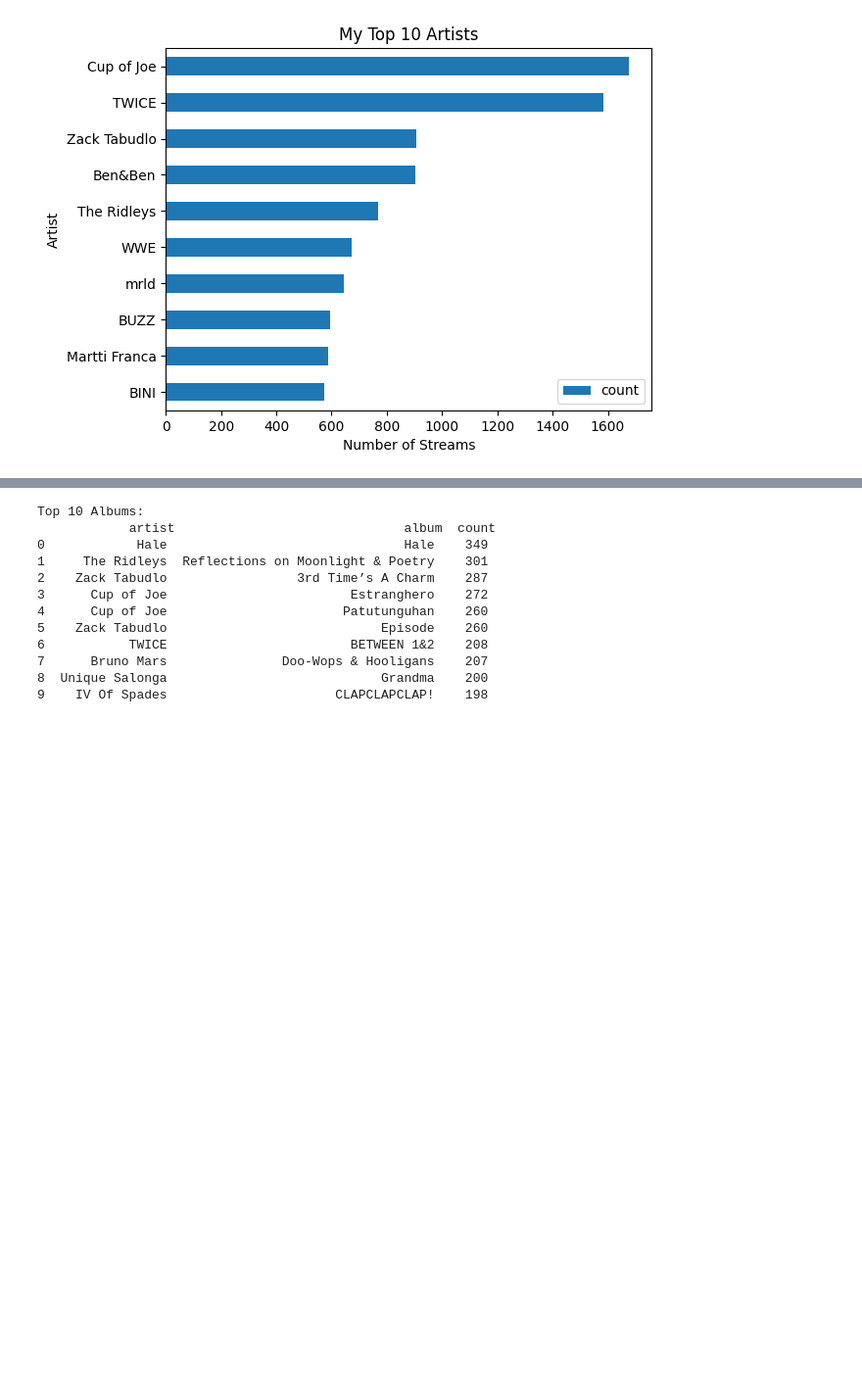
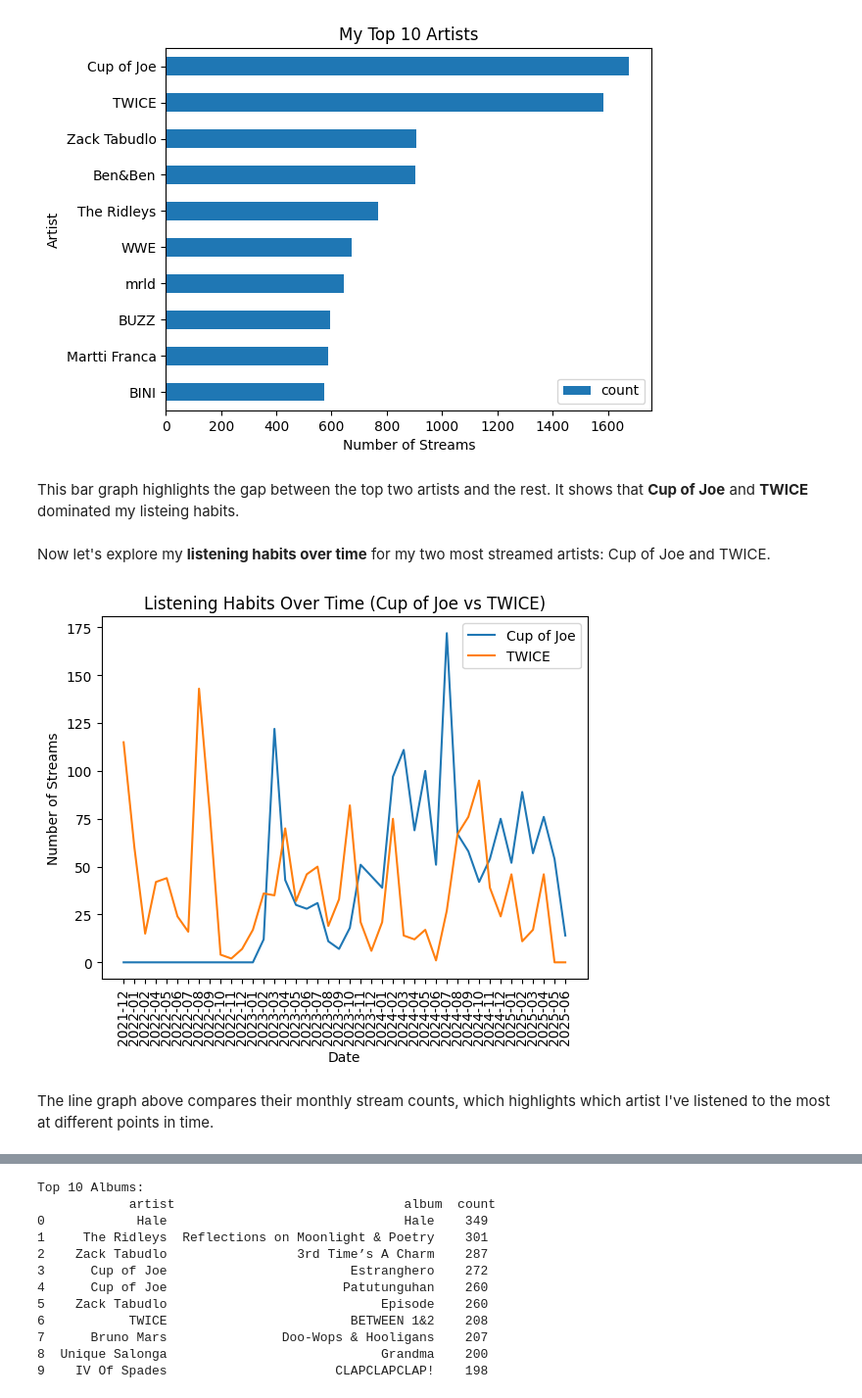
Before and after one commit to ShdwBrngr/YouTube-and-Spotify-Data-Analysis, a Jupyter notebook: sptfy_analysis.ipynb, the cells around one changed output, grey strips where cells are left out. Shown at 98% size. Drawn from its saved outputs; the diff is of its cells as text; code cells hidden in the pictures; blank space fills up the shorter version.

```diff
--- a/sptfy_analysis.ipynb
+++ b/sptfy_analysis.ipynb
@@ -101,3 +139,33 @@ fig = px.bar(
 fig.show()
 # %% [output]
 [figure]
+# %% [markdown]
+This bar graph highlights the gap between the top two artists and the rest. It shows that **Cup of Joe** and **TWICE** dominated my listeing habits.
+# %% [markdown]
+Now let's explore my **listening habits over time** for my two most streamed artists: Cup of Joe and TWICE.
+# %%
+CoJ_streams = cleaned_df[cleaned_df["artist"] == "Cup of Joe"]
+CoJ_streams["date"] = CoJ_streams["time"].dt.to_period("M").astype(str)
+CoJ_counts = CoJ_streams["date"].value_counts().sort_index()
+
+TW_streams = cleaned_df[cleaned_df["artist"] == "TWICE"]
+TW_streams["date"] = TW_streams["time"].dt.to_period("M").astype(str)
+TW_counts = TW_streams["date"].value_counts().sort_index()
+
+all_dates = sorted(set(CoJ_counts.index).union(set(TW_counts.index)))
+
+CoJ_aligned_dates = CoJ_counts.reindex(all_dates, fill_value=0).reset_index()
+TW_aligned_dates = TW_counts.reindex(all_dates, fill_value=0).reset_index()
+
+plt.plot(CoJ_aligned_dates["date"], CoJ_aligned_dates["count"], label="Cup of Joe")
+plt.plot(TW_aligned_dates["date"], TW_aligned_dates["count"], label="TWICE")
+plt.title("Listening Habits Over Time (Cup of Joe vs TWICE)")
+plt.xlabel("Date")
+plt.ylabel("Number of Streams")
+plt.xticks(rotation=90)
+plt.legend()
+plt.show()
+# %% [output]
+[figure, added]
+# %% [markdown]
+The line graph above compares their monthly stream counts, which highlights which artist I've listened to the most at different points in time.
```
Also changed, not shown: parts of 31 cells of this notebook, 5 other files.
